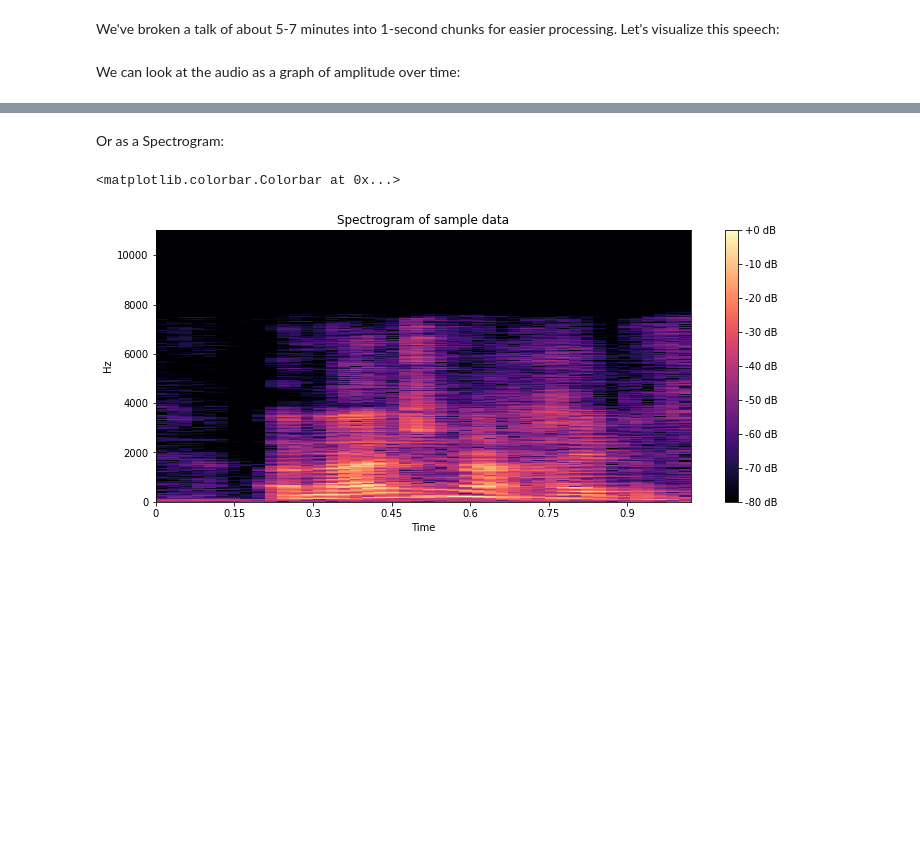
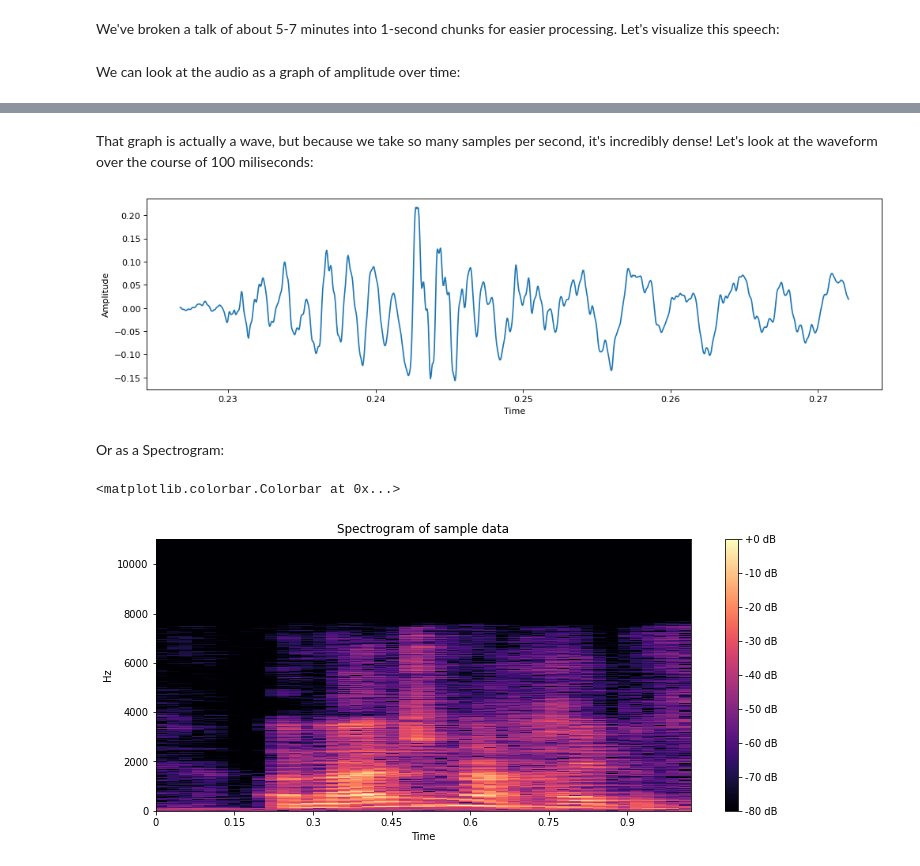
Before and after one commit to AI-at-GBC/voice-classifier, a Jupyter notebook: 01_Spectrogram_Creation.ipynb, the cells around one changed output, grey strips where cells are left out. Cells and saved outputs as stored; diff of their text form; code cells hidden in the pictures; blank space fills up the shorter version.

```diff
--- a/01_Spectrogram_Creation.ipynb
+++ b/01_Spectrogram_Creation.ipynb
@@ -61,3 +56,13 @@ ax.label_outer()
+# %% [markdown]
+That graph is actually a wave, but because we take so many samples per second, it's incredibly dense! Let's look at the waveform over the course of 100 miliseconds:
+# %%
+plt.figure(figsize=(15, 4), dpi=80)
+plt.plot(time[5000:6000], samples[5000:6000])
+plt.xlabel('Time')
+plt.ylabel('Amplitude')
+plt.show()
+# %% [output]
+[figure, added]
 # %% [markdown]
 Or as a Spectrogram:
 # %%
```
Also changed, not shown: parts of 4 cells of this notebook.
